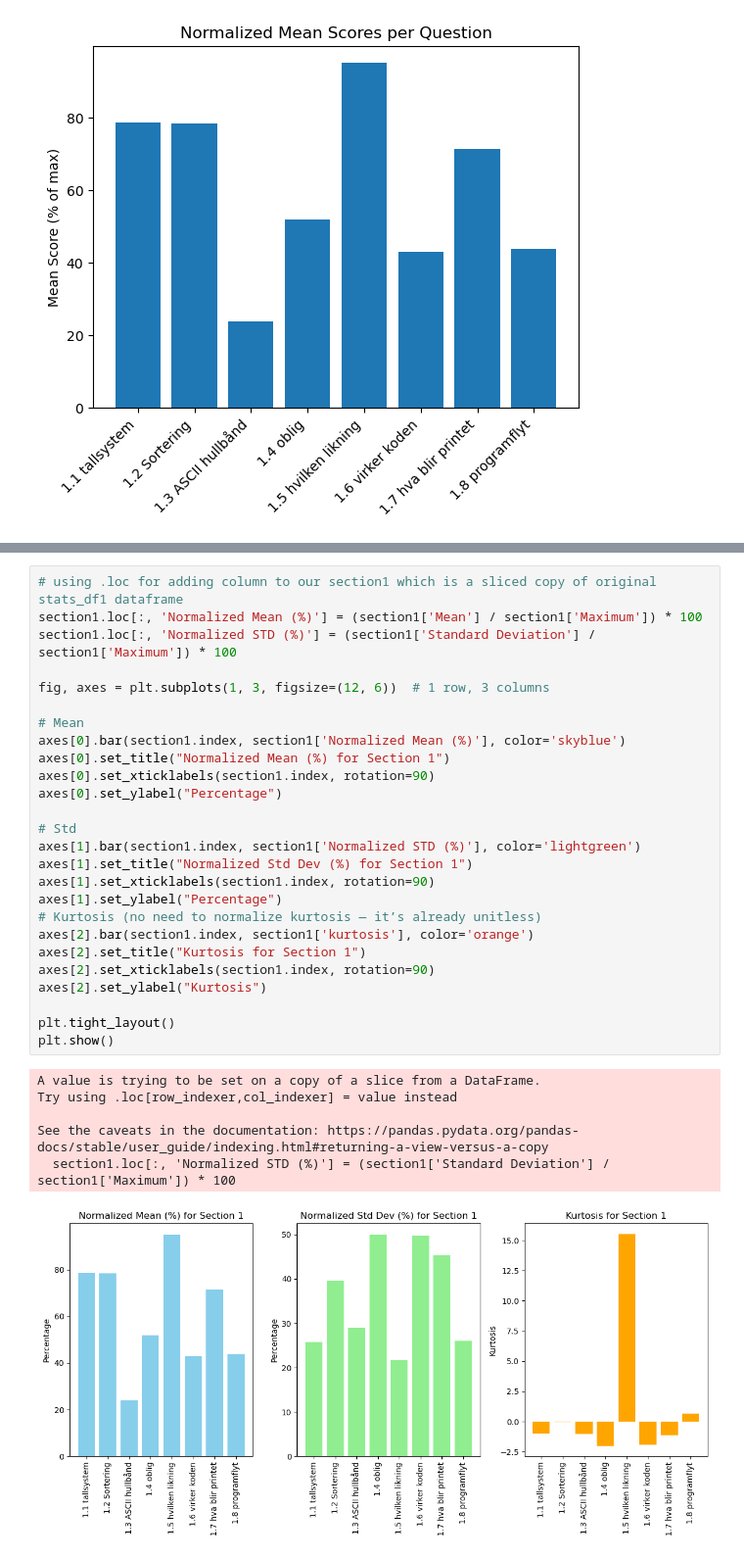
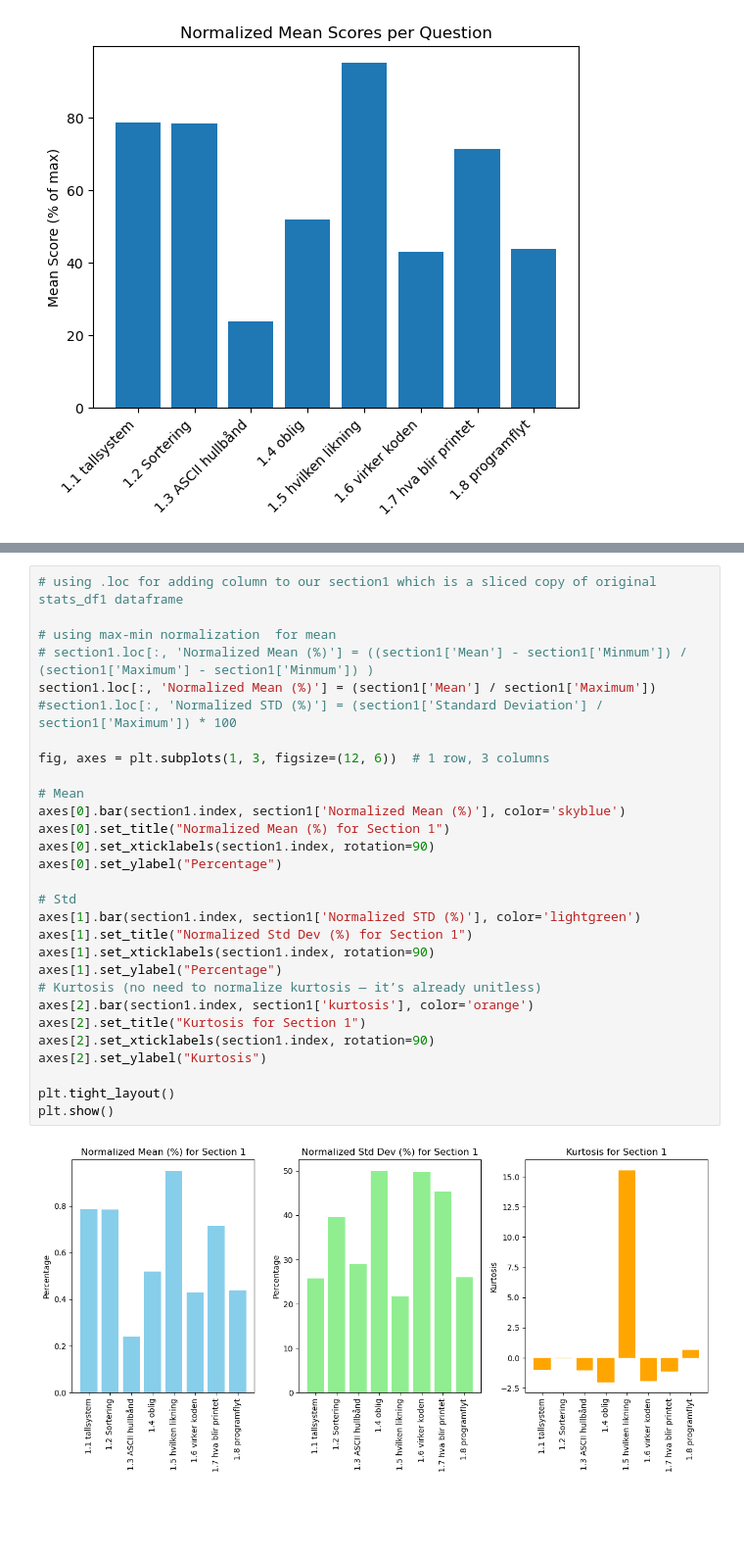
Before and after one commit to tornerosie/Eksamensanalyse, a Jupyter notebook: Dataanalyse.ipynb, the cells around one changed output, grey strips where cells are left out. Shown at 98% size. Saved outputs shown, nothing was run; the diff lists cells and outputs as text; blank space fills up the shorter version.

```diff
--- a/Dataanalyse.ipynb
+++ b/Dataanalyse.ipynb
@@ -378,34 +378,32 @@ section1
 | 1.8 programflyt | 1.67 | 1.8 | 3.8 | 0.0 | 0.99 | 0.66 | Section 1 | Digital representasjon og assembl... | ... |
 # %%
 # using .loc for adding column to our section1 which is a sliced copy of original stats_df1 dataframe
-section1.loc[:, 'Normalized Mean (%)'] = (section1['Mean'] / section1['Maximum']) * 100
-section1.loc[:, 'Normalized STD (%)'] = (section1['Standard Deviation'] / section1['Maximum']) * 100
+
+# using max-min normalization  for mean
+# section1.loc[:, 'Normalized Mean (%)'] = ((section1['Mean'] - section1['Minmum']) / (section1['Maximum'] - section1['Minmum']) )
+section1.loc[:, 'Normalized Mean (%)'] = (section1['Mean'] / section1['Maximum'])
+#section1.loc[:, 'Normalized STD (%)'] = (section1['Standard Deviation'] / section1['Maximum']) * 100
 
 fig, axes = plt.subplots(1, 3, figsize=(12, 6))  # 1 row, 3 columns
 
 # Mean
 axes[0].bar(section1.index, section1['Normalized Mean (%)'], color='skyblue')
 axes[0].set_title("Normalized Mean (%) for Section 1")
 axes[0].set_xticklabels(section1.index, rotation=90)
 axes[0].set_ylabel("Percentage")
 
 # Std
 axes[1].bar(section1.index, section1['Normalized STD (%)'], color='lightgreen')
 axes[1].set_title("Normalized Std Dev (%) for Section 1")
 axes[1].set_xticklabels(section1.index, rotation=90)
 axes[1].set_ylabel("Percentage")
 # Kurtosis (no need to normalize kurtosis — it’s already unitless)
 axes[2].bar(section1.index, section1['kurtosis'], color='orange')
 axes[2].set_title("Kurtosis for Section 1")
 axes[2].set_xticklabels(section1.index, rotation=90)
 axes[2].set_ylabel("Kurtosis")
 
 plt.tight_layout()
 plt.show()
 # %% [output]
-A value is trying to be set on a copy of a slice from a DataFrame.
-Try using .loc[row_indexer,col_indexer] = value instead
-
-See the caveats in the documentation: https://pandas.pydata.org/pandas-docs/stable/user_guide/indexing.html#returning-a-view-versus-a-copy
-  section1.loc[:, 'Normalized STD (%)'] = (section1['Standard Deviation'] / section1['Maximum']) * 100
-[figure, old version]
+[figure, new version]
```
